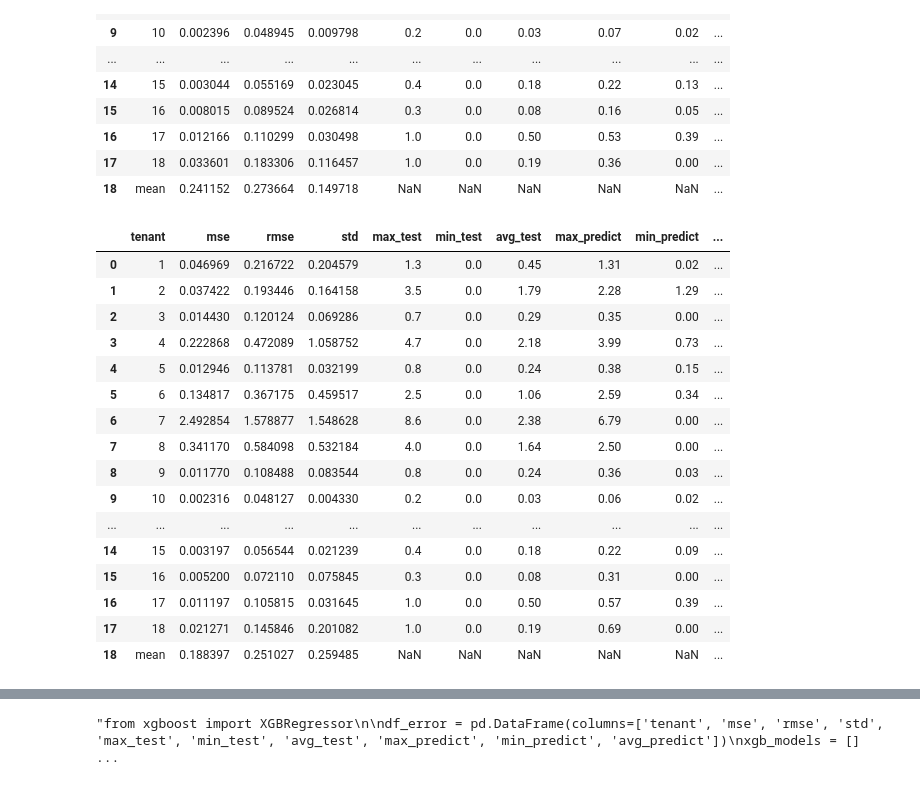
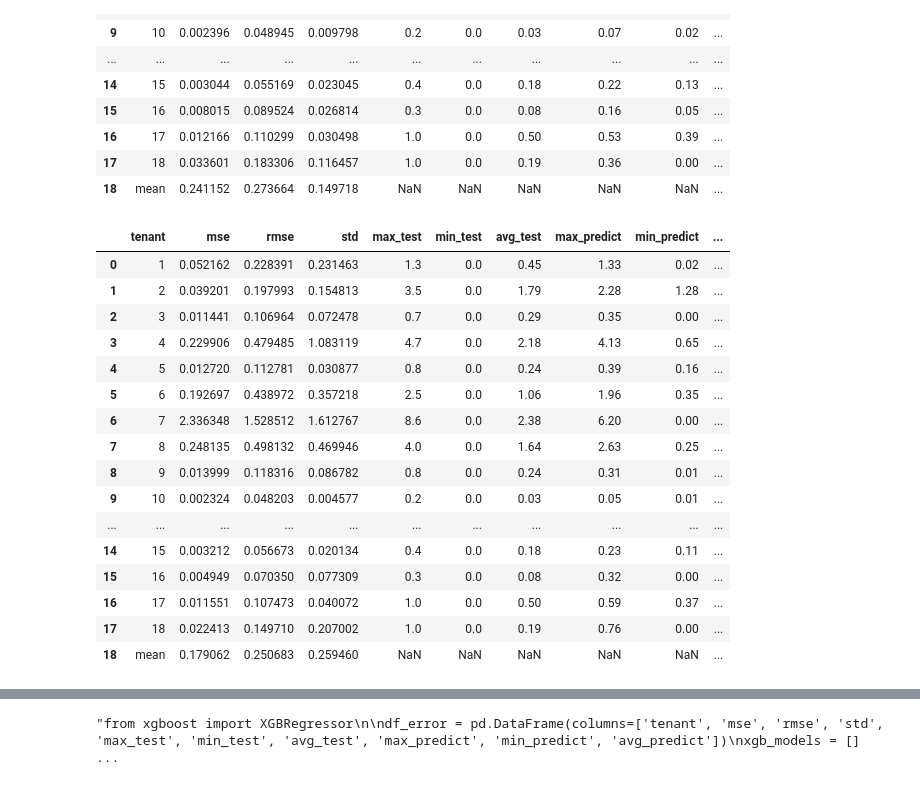
Before and after one commit to boxer-xian/Tenant_Energy, a Jupyter notebook: building_model.ipynb, the cells around one changed output, grey strips where cells are left out. Drawn from its saved outputs; the diff is of its cells as text; code cells hidden in the pictures.

```diff
--- a/building_model.ipynb
+++ b/building_model.ipynb
@@ -175,7 +175,7 @@ data_lin = data_lin[[#'electric_consumption', 'electric_demand', 'electric_cum_c
         #'steam_consumption', 'steam_demand', 'steam_cum_consumption', 'steam_cum_demand',
         'temp', 'humidity', 'entries', 'has_entries_data',
         #'all_tenants_consumption', 'all_tenants_cum_consumption',
-        'year', 'month', 'day', 'hour', 'quater', 'weekday', #'weekofyear', 'dayofyear',
+        'year', 'month', 'day', 'hour', 'quarter', 'weekday', #'weekofyear', 'dayofyear',
         'is_weekend', 'is_holiday', 'daytime_range', #'after_032020',
         'tenant_1_consumption', 'tenant_2_consumption', 'tenant_3_consumption', 'tenant_4_consumption',
         'tenant_5_consumption', 'tenant_6_consumption', 'tenant_7_consumption', 'tenant_8_consumption',
@@ -183,7 +183,7 @@ data_lin = data_lin[[#'electric_consumption', 'electric_demand', 'electric_cum_c
         'tenant_13_consumption', 'tenant_14_consumption', 'tenant_15_consumption', 'tenant_16_consumption',
         'tenant_17_consumption', 'tenant_18_consumption']]
 
-cat_cols = ['year', 'month', 'hour', 'quater', 'weekday', 'is_weekend', 'is_holiday', 'daytime_range']
+cat_cols = ['year', 'month', 'hour', 'quarter', 'weekday', 'is_weekend', 'is_holiday', 'daytime_range']
 for col in cat_cols:
     data_lin[col] = data_lin[col].astype('category')
 data_lin = pd.get_dummies(data_lin)
@@ -235,8 +235,8 @@ for i in range(1,19):
                     'hour_0', 'hour_1', 'hour_2', 'hour_3', 'hour_4', 'hour_5', 'hour_6',
                     'hour_7', 'hour_8', 'hour_9', 'hour_10', 'hour_11', 'hour_12',
                     'hour_13', 'hour_14', 'hour_15', 'hour_16', 'hour_17', 'hour_18',
-                    'hour_19', 'hour_20', 'hour_21', 'hour_22', 'hour_23', 'quater_0',
-                    'quater_1', 'quater_2', 'quater_3', 'weekday_0', 'weekday_1',
+                    'hour_19', 'hour_20', 'hour_21', 'hour_22', 'hour_23', 'quarter_0',
+                    'quarter_1', 'quarter_2', 'quarter_3', 'weekday_0', 'weekday_1',
                     'weekday_2', 'weekday_3', 'weekday_4', 'weekday_5', 'weekday_6',
                     'is_weekend_0', 'is_weekend_1', 'is_holiday_0', 'is_holiday_1',
                     'daytime_range_Afternoon', 'daytime_range_Evening', 'daytime_range_Morning', 'daytime_range_Night',
@@ -321,7 +321,7 @@ for i in range(1,19):
                    'hour_7', 'hour_8', 'hour_9', 'hour_10', 'hour_11', 'hour_12',
                    'hour_13', 'hour_14', 'hour_15', 'hour_16', 'hour_17', 'hour_18',
                    'hour_19', 'hour_20', 'hour_21', 'hour_22', 'hour_23',
-                   'quater_0', 'quater_1', 'quater_2', 'quater_3',
+                   'quarter_0', 'quarter_1', 'quarter_2', 'quarter_3',
                    'weekday_0', 'weekday_1', 'weekday_2', 'weekday_3', 'weekday_4', 'weekday_5', 'weekday_6',
                    'is_weekend_0', 'is_weekend_1', 'is_holiday_0', 'is_holiday_1',
                    #'daytime_range_Afternoon', 'daytime_range_Evening', 'daytime_range_Morning', 'daytime_range_Night',
@@ -408,7 +408,7 @@ for i in range(1,19):
                    'hour_7', 'hour_8', 'hour_9', 'hour_10', 'hour_11', 'hour_12',
                    'hour_13', 'hour_14', 'hour_15', 'hour_16', 'hour_17', 'hour_18',
                    'hour_19', 'hour_20', 'hour_21', 'hour_22', 'hour_23',
-                   'quater_0', 'quater_1', 'quater_2', 'quater_3',
+                   'quarter_0', 'quarter_1', 'quarter_2', 'quarter_3',
                    'weekday_0', 'weekday_1', 'weekday_2', 'weekday_3', 'weekday_4', 'weekday_5', 'weekday_6',
                    'is_weekend_0', 'is_weekend_1', 'is_holiday_0', 'is_holiday_1',
                    'daytime_range_Afternoon', 'daytime_range_Evening', 'daytime_range_Morning', 'daytime_range_Night',
@@ -493,7 +493,7 @@ for i in range(1,19):
                    'hour_7', 'hour_8', 'hour_9', 'hour_10', 'hour_11', 'hour_12',
                    'hour_13', 'hour_14', 'hour_15', 'hour_16', 'hour_17', 'hour_18',
                    'hour_19', 'hour_20', 'hour_21', 'hour_22', 'hour_23',
-                   'quater_0', 'quater_1', 'quater_2', 'quater_3',
+                   'quarter_0', 'quarter_1', 'quarter_2', 'quarter_3',
                    'weekday_0', 'weekday_1', 'weekday_2', 'weekday_3', 'weekday_4', 'weekday_5', 'weekday_6',
                    'is_weekend_0', 'is_weekend_1', 'is_holiday_0', 'is_holiday_1',
                    'daytime_range_Afternoon', 'daytime_range_Evening', 'daytime_range_Morning', 'daytime_range_Night',
@@ -511,49 +511,49 @@ for i in range(1,19):
                                 loss='huber')
     gb.fit(X_train, y_train)
     y_predict = gb.predict(X_test)
     y_predict[y_predict<0] = 0
 
     result = gb.predict(final)
     result[result<0] = 0
     gb_final_predict[test_col] = np.expm1(list(result))
 
     gb_models.append(gb)
     X_tests.append(X_test)
     y_tests.append(y_test)
     y_predicts.append(y_predict)
 
     mse, rmse, std = error(y_test, y_predict)
     gb_error.loc[i-1] = {'tenant': i,
                          'mse': mse,
                          'rmse':rmse,
                          'std':std,
                          'max_test': max(np.expm1(y_test)),
                          'min_test': min(np.expm1(y_test)),
                          'avg_test': round(np.mean(np.expm1(y_test)), 2),
                          'max_predict': max(np.expm1(y_predict)).round(2),
                          'min_predict': min(np.expm1(y_predict)).round(2),
                          'avg_predict': round(np.mean(np.expm1(y_predict)), 2)}
 
 gb_error.loc[i, ['tenant', 'mse', 'rmse', 'std']] = ['mean', gb_error['mse'].mean(), gb_error['rmse'].mean(), gb_error['std'].mean()]
 gb_error
 # %% [output]
 |  | tenant | mse | rmse | std | max_test | min_test | avg_test | max_predict | min_predict | ... |
-| 0 | 1 | 0.046969 | 0.216722 | 0.204579 | 1.3 | 0.0 | 0.45 | 1.31 | 0.02 | ... |
-| 1 | 2 | 0.037422 | 0.193446 | 0.164158 | 3.5 | 0.0 | 1.79 | 2.28 | 1.29 | ... |
-| 2 | 3 | 0.014430 | 0.120124 | 0.069286 | 0.7 | 0.0 | 0.29 | 0.35 | 0.00 | ... |
-| 3 | 4 | 0.222868 | 0.472089 | 1.058752 | 4.7 | 0.0 | 2.18 | 3.99 | 0.73 | ... |
-| 4 | 5 | 0.012946 | 0.113781 | 0.032199 | 0.8 | 0.0 | 0.24 | 0.38 | 0.15 | ... |
-| 5 | 6 | 0.134817 | 0.367175 | 0.459517 | 2.5 | 0.0 | 1.06 | 2.59 | 0.34 | ... |
-| 6 | 7 | 2.492854 | 1.578877 | 1.548628 | 8.6 | 0.0 | 2.38 | 6.79 | 0.00 | ... |
-| 7 | 8 | 0.341170 | 0.584098 | 0.532184 | 4.0 | 0.0 | 1.64 | 2.50 | 0.00 | ... |
-| 8 | 9 | 0.011770 | 0.108488 | 0.083544 | 0.8 | 0.0 | 0.24 | 0.36 | 0.03 | ... |
-| 9 | 10 | 0.002316 | 0.048127 | 0.004330 | 0.2 | 0.0 | 0.03 | 0.06 | 0.02 | ... |
+| 0 | 1 | 0.052162 | 0.228391 | 0.231463 | 1.3 | 0.0 | 0.45 | 1.33 | 0.02 | ... |
+| 1 | 2 | 0.039201 | 0.197993 | 0.154813 | 3.5 | 0.0 | 1.79 | 2.28 | 1.28 | ... |
+| 2 | 3 | 0.011441 | 0.106964 | 0.072478 | 0.7 | 0.0 | 0.29 | 0.35 | 0.00 | ... |
+| 3 | 4 | 0.229906 | 0.479485 | 1.083119 | 4.7 | 0.0 | 2.18 | 4.13 | 0.65 | ... |
+| 4 | 5 | 0.012720 | 0.112781 | 0.030877 | 0.8 | 0.0 | 0.24 | 0.39 | 0.16 | ... |
+| 5 | 6 | 0.192697 | 0.438972 | 0.357218 | 2.5 | 0.0 | 1.06 | 1.96 | 0.35 | ... |
+| 6 | 7 | 2.336348 | 1.528512 | 1.612767 | 8.6 | 0.0 | 2.38 | 6.20 | 0.00 | ... |
+| 7 | 8 | 0.248135 | 0.498132 | 0.469946 | 4.0 | 0.0 | 1.64 | 2.63 | 0.25 | ... |
+| 8 | 9 | 0.013999 | 0.118316 | 0.086782 | 0.8 | 0.0 | 0.24 | 0.31 | 0.01 | ... |
+| 9 | 10 | 0.002324 | 0.048203 | 0.004577 | 0.2 | 0.0 | 0.03 | 0.05 | 0.01 | ... |
 | ... | ... | ... | ... | ... | ... | ... | ... | ... | ... | ... |
-| 14 | 15 | 0.003197 | 0.056544 | 0.021239 | 0.4 | 0.0 | 0.18 | 0.22 | 0.09 | ... |
-| 15 | 16 | 0.005200 | 0.072110 | 0.075845 | 0.3 | 0.0 | 0.08 | 0.31 | 0.00 | ... |
-| 16 | 17 | 0.011197 | 0.105815 | 0.031645 | 1.0 | 0.0 | 0.50 | 0.57 | 0.39 | ... |
-| 17 | 18 | 0.021271 | 0.145846 | 0.201082 | 1.0 | 0.0 | 0.19 | 0.69 | 0.00 | ... |
-| 18 | mean | 0.188397 | 0.251027 | 0.259485 | NaN | NaN | NaN | NaN | NaN | ... |
+| 14 | 15 | 0.003212 | 0.056673 | 0.020134 | 0.4 | 0.0 | 0.18 | 0.23 | 0.11 | ... |
+| 15 | 16 | 0.004949 | 0.070350 | 0.077309 | 0.3 | 0.0 | 0.08 | 0.32 | 0.00 | ... |
+| 16 | 17 | 0.011551 | 0.107473 | 0.040072 | 1.0 | 0.0 | 0.50 | 0.59 | 0.37 | ... |
+| 17 | 18 | 0.022413 | 0.149710 | 0.207002 | 1.0 | 0.0 | 0.19 | 0.76 | 0.00 | ... |
+| 18 | mean | 0.179062 | 0.250683 | 0.259460 | NaN | NaN | NaN | NaN | NaN | ... |
 # %%
 #gb_final_predict.mean()
 # %%
```
Also changed, not shown: parts of 8 cells of this notebook.
